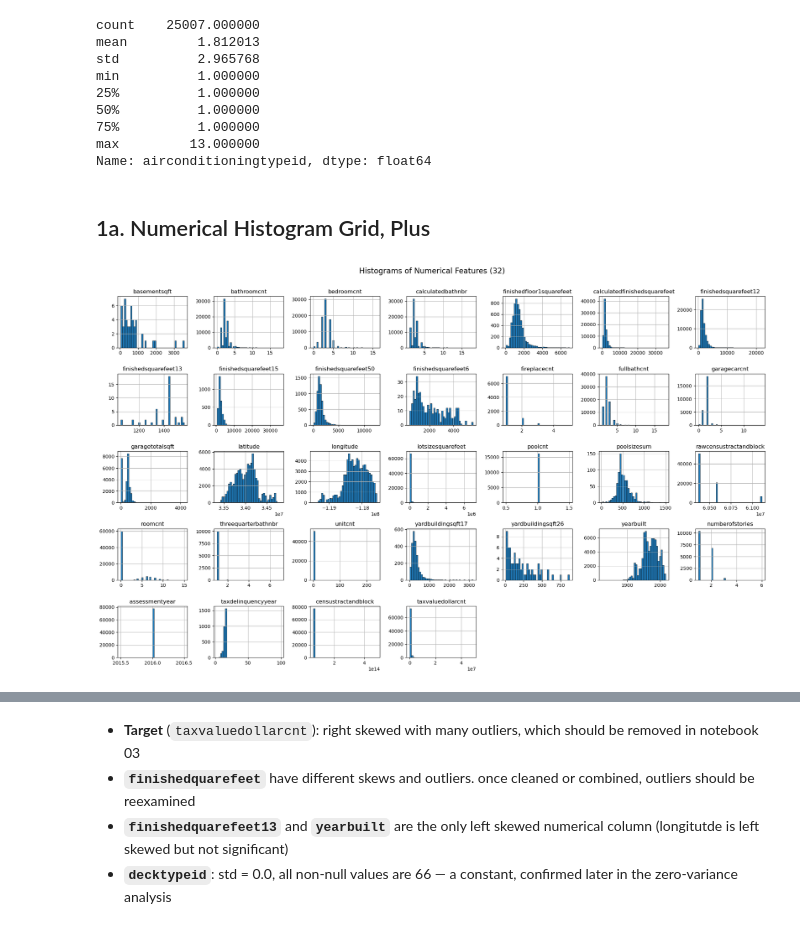
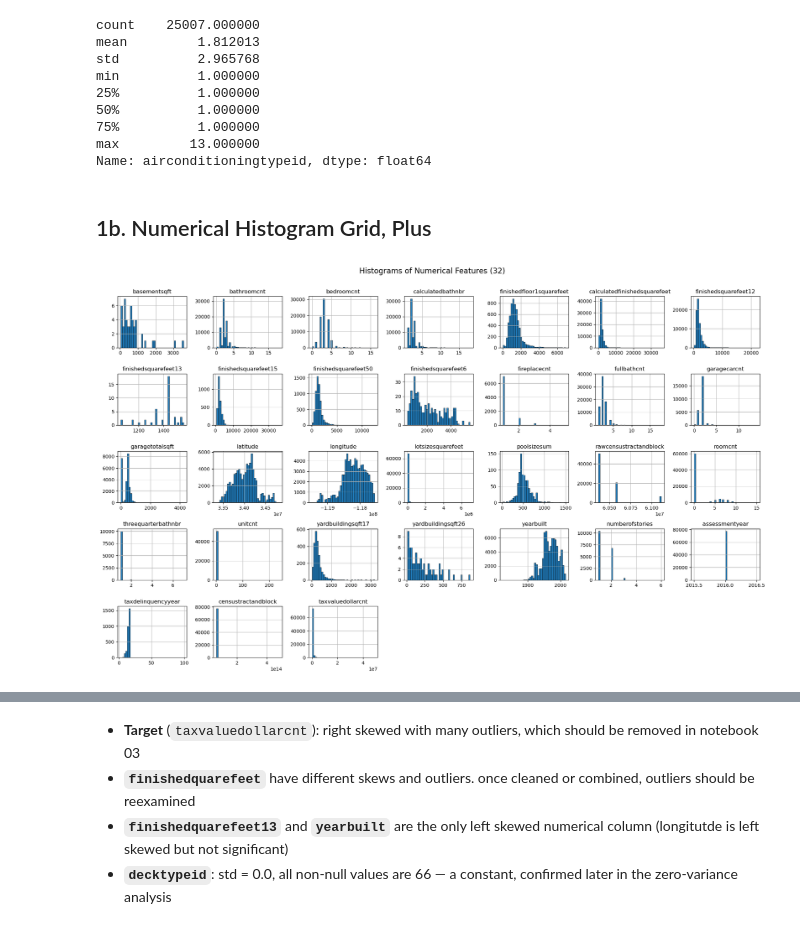
Before and after one commit to kumargaurav-bu-edu/bu_shared_projects, a Jupyter notebook: 02_eda_feature_visualization.ipynb, the cells around one changed output, grey strips where cells are left out. Cells and saved outputs as stored; diff of their text form; code cells hidden in the pictures.

```diff
--- a/02_eda_feature_visualization.ipynb
+++ b/02_eda_feature_visualization.ipynb
@@ -70,16 +70,16 @@ min          1.000000
 max         13.000000
 Name: airconditioningtypeid, dtype: float64
 # %% [markdown]
-## 1a. Numerical Histogram Grid, Plus
+## 1b. Numerical Histogram Grid, Plus
 # %%
-numerical =  ['basementsqft', 'bathroomcnt', 'bedroomcnt', 'calculatedbathnbr', 'finishedfloor1squarefeet', 'calculatedfinishedsquarefeet', 'finishedsquarefeet12', 'finishedsquarefeet13', 'finishedsquarefeet15', 'finishedsquarefeet50', 'finishedsquarefeet6', 'fireplacecnt', 'fullbathcnt', 'garagecarcnt', 'garagetotalsqft', 'latitude', 'longitude', 'lotsizesquarefeet', 'poolcnt', 'poolsizesum', 'rawcensustractandblock', 'roomcnt', 'threequarterbathnbr', 'unitcnt', 'yardbuildingsqft17', 'yardbuildingsqft26', 'yearbuilt', 'numberofstories', 'assessmentyear', 'censustractandblock', 'taxvaluedollarcnt']
+numerical =  ['basementsqft', 'bathroomcnt', 'bedroomcnt', 'calculatedbathnbr', 'finishedfloor1squarefeet', 'calculatedfinishedsquarefeet', 'finishedsquarefeet12', 'finishedsquarefeet13', 'finishedsquarefeet15', 'finishedsquarefeet50', 'finishedsquarefeet6', 'fireplacecnt', 'fullbathcnt', 'garagecarcnt', 'garagetotalsqft', 'latitude', 'longitude', 'lotsizesquarefeet', 'poolsizesum', 'rawcensustractandblock', 'roomcnt', 'threequarterbathnbr', 'unitcnt', 'yardbuildingsqft17', 'yardbuildingsqft26', 'yearbuilt', 'numberofstories', 'assessmentyear', 'taxdelinquencyyear', 'censustractandblock', 'taxvaluedollarcnt']
 
 fig = df[numerical].hist(figsize=(20,12), layout=(-1, 7), bins=40, edgecolor='black', linewidth=0.5)
 plt.suptitle("Histograms of Numerical Features (32)", fontsize=16, y=1.01)
 plt.tight_layout()
 plt.show()
 # %% [output]
-[figure, old version]
+[figure, new version]
 # %%
 # Boxplots:
 n = len(numerical)
```
Also changed, not shown: parts of 4 cells of this notebook.
